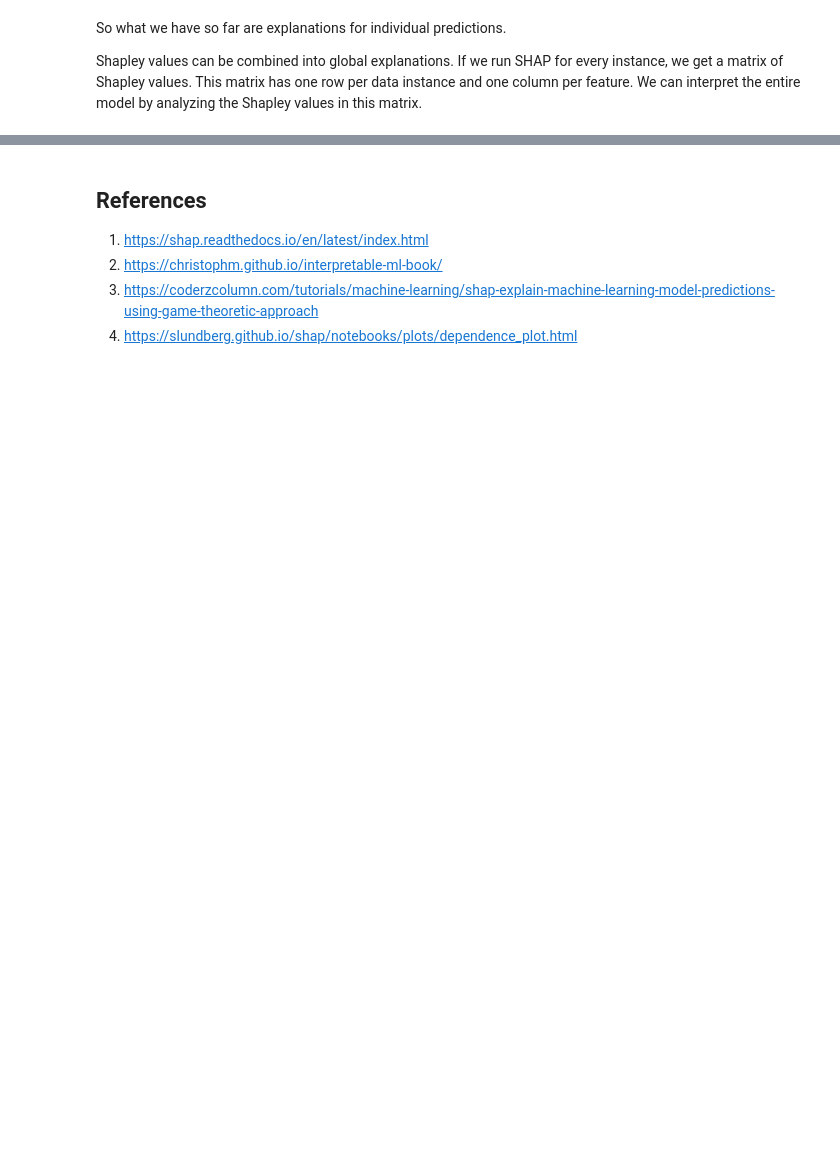
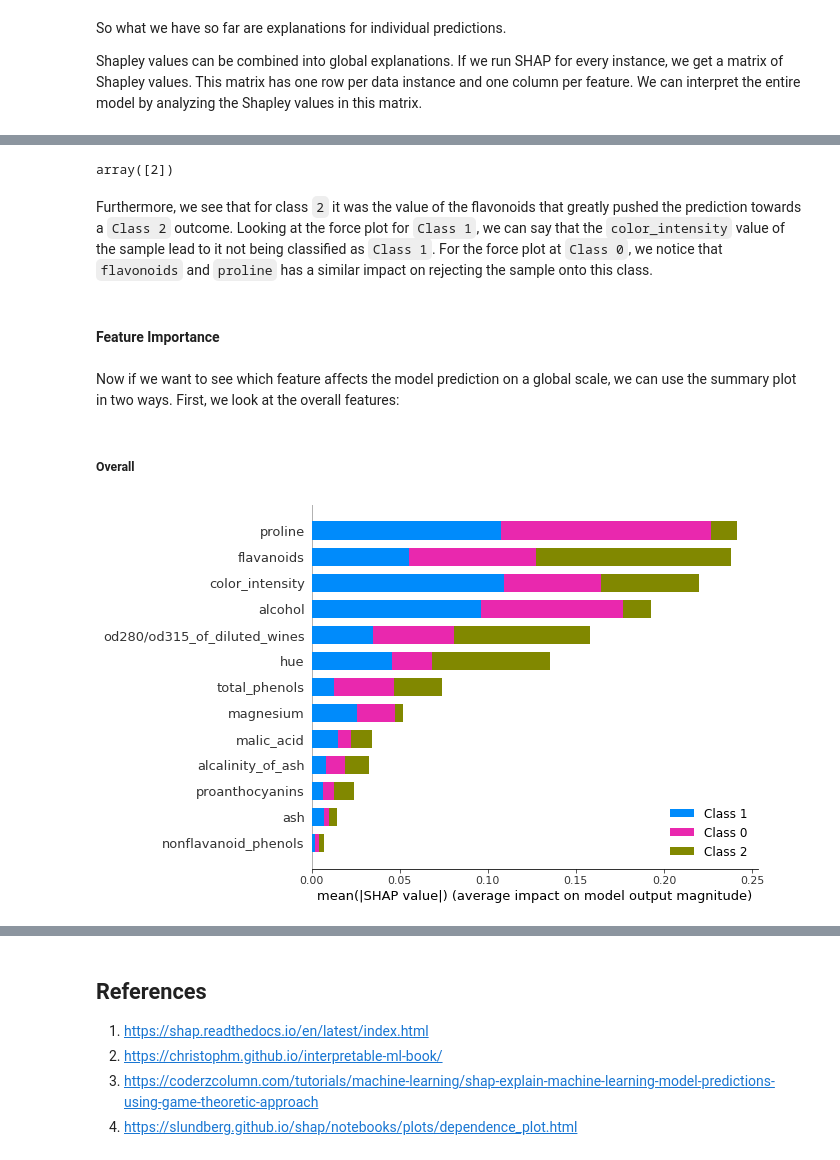
Before and after one commit to leolorenzoii/ml2_interpretability, a Jupyter notebook: notebooks/02_Interpreting_Models_using_SHAP.ipynb, the cells around one changed output, grey strips where cells are left out. Drawn from its saved outputs; the diff is of its cells as text; code cells hidden in the pictures; blank space fills up the shorter version.

```diff
--- a/notebooks/02_Interpreting_Models_using_SHAP.ipynb
+++ b/notebooks/02_Interpreting_Models_using_SHAP.ipynb
@@ -416,0 +415,4 @@ shap.dependence_plot(ind = 'Age',
+# %%
+X = wine_data['data']
+y = wine_data['target']
+feature_names = wine_data['feature_names']
@@ -416,0 +436,5 @@ shap.dependence_plot(ind = 'Age',
+# %%
+from sklearn.ensemble import RandomForestClassifier
+
+clf = RandomForestClassifier(random_state=1337)
+clf.fit(X, y);
@@ -416,0 +443,10 @@ shap.dependence_plot(ind = 'Age',
+# %%
+# Define explainer, for this case, Tree Models does work, hence we
+# prefer it over other explainer methodology
+explainer = shap.TreeExplainer(clf, X)
+# %%
+# Generate shap values. Here, we set `check_additivity` is False, since
+# during the explainer's computation, there's a slight mismatch between
+# the computed shapley value and model prediction, i.e., the obtained
+# Shapley values don't sum to the model predictions cleanly.
+shap_values = explainer.shap_values(X, check_additivity=False)
@@ -416,0 +487,20 @@ shap.dependence_plot(ind = 'Age',
+# %%
+clf.predict([X[-1]])
+# %% [output]
+array([2])
+# %% [markdown]
+Furthermore, we see that for class `2` it was the value of the flavonoids that greatly pushed the prediction towards a `Class 2` outcome. Looking at the force plot for `Class 1`, we can say that the `color_intensity` value of the sample lead to it not being classified as `Class 1`. For the force plot at `Class 0`, we notice that `flavonoids` and `proline` has a similar impact on rejecting the sample onto this class.
+# %% [markdown]
+#### Feature Importance
+# %% [markdown]
+Now if we want to see which feature affects the model prediction on a global scale, we can use the summary plot in two ways. First, we look at the overall features:
+# %% [markdown]
+##### Overall
+# %%
+# Plot the features'average impact on the model output's magnitude
+shap.summary_plot(shap_values=shap_values,
+                  features=X,
+                  plot_type="bar",
+                  feature_names=feature_names)
+# %% [output]
+[figure, added]
```
Also changed, not shown: parts of 97 cells of this notebook.
